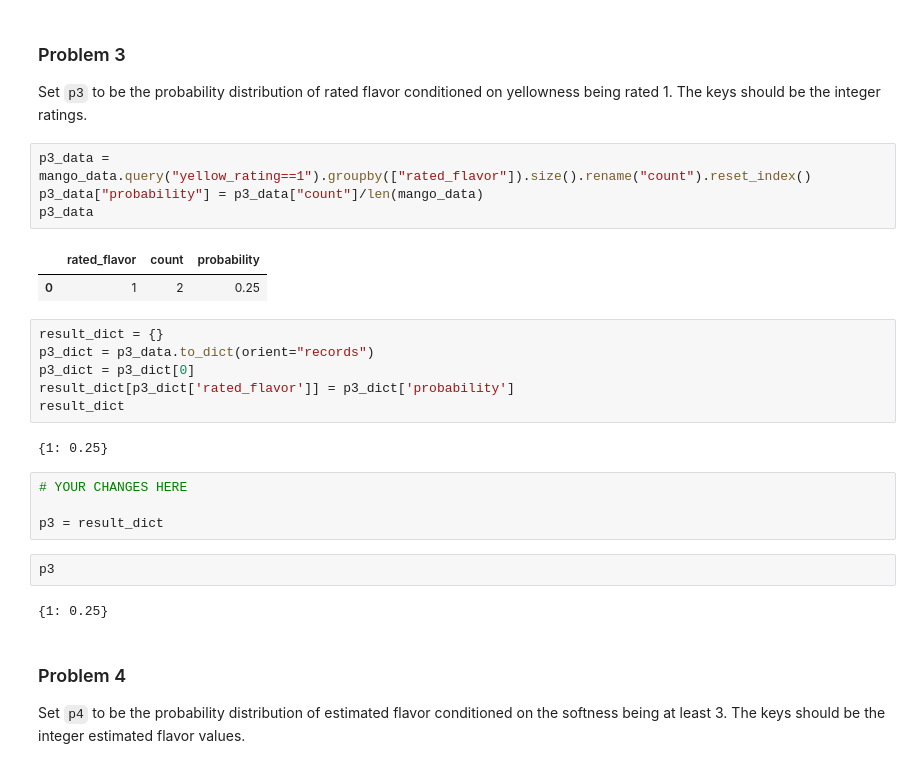
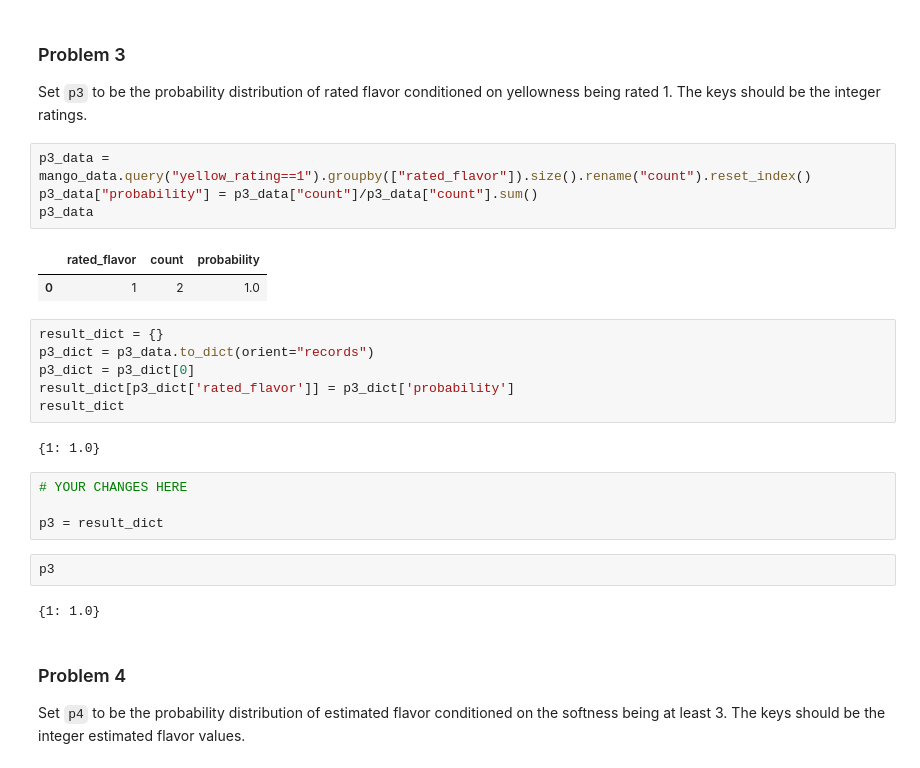
Before and after one commit to JonG-2025/dx601-homework-06, a Jupyter notebook: homework.ipynb, the cells around one changed output. Cells and saved outputs as stored; diff of their text form.

```diff
--- a/homework.ipynb
+++ b/homework.ipynb
@@ -134,11 +134,11 @@ Set `p3` to be the probability distribution of rated flavor conditioned on yello
 The keys should be the integer ratings.
 # %%
 p3_data = mango_data.query("yellow_rating==1").groupby(["rated_flavor"]).size().rename("count").reset_index()
-p3_data["probability"] = p3_data["count"]/len(mango_data)
+p3_data["probability"] = p3_data["count"]/p3_data["count"].sum()
 p3_data
 # %% [output]
 |  | rated_flavor | count | probability |
-| 0 | 1 | 2 | 0.25 |
+| 0 | 1 | 2 | 1.0 |
 # %%
 result_dict = {}
 p3_dict = p3_data.to_dict(orient="records")
@@ -146,7 +146,7 @@ p3_dict = p3_dict[0]
 result_dict[p3_dict['rated_flavor']] = p3_dict['probability']
 result_dict
 # %% [output]
-{1: 0.25}
+{1: 1.0}
 # %%
 # YOUR CHANGES HERE
 
@@ -154,7 +154,7 @@ p3 = result_dict
 # %%
 p3
 # %% [output]
-{1: 0.25}
+{1: 1.0}
 # %% [markdown]
 ### Problem 4
 
```
